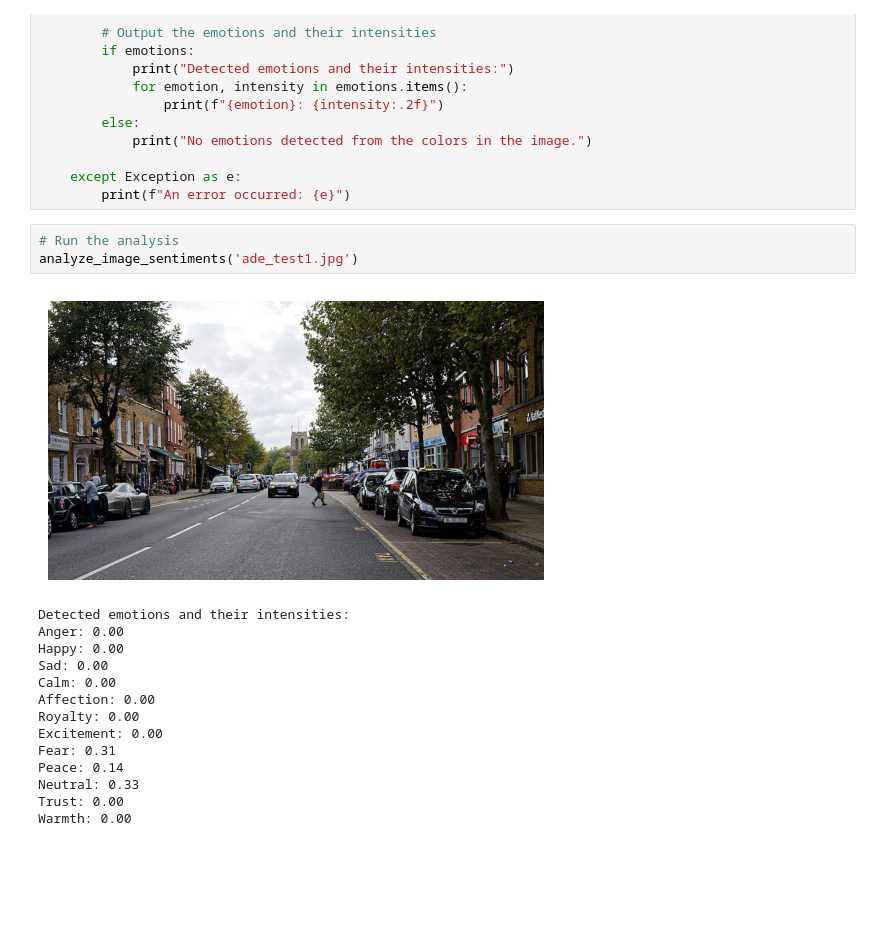
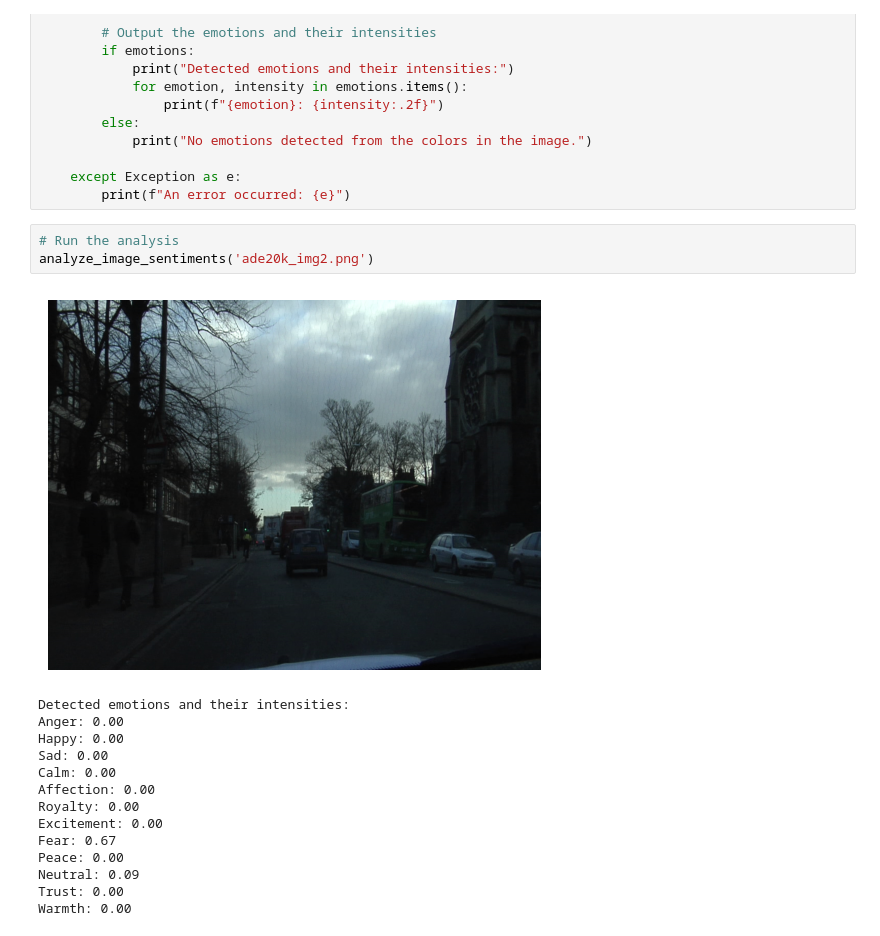
Before and after one commit to projectayre/ayre, a Jupyter notebook: sentiment/sentiment-analys.ipynb, the cells around one changed output. Drawn from its saved outputs; the diff is of its cells as text; blank space fills up the shorter version.

```diff
--- a/sentiment/sentiment-analys.ipynb
+++ b/sentiment/sentiment-analys.ipynb
@@ -106,9 +106,9 @@ def analyze_image_sentiments(image_path):
         print(f"An error occurred: {e}")
 # %%
 # Run the analysis
-analyze_image_sentiments('ade_test1.jpg')
+analyze_image_sentiments('ade20k_img2.png')
 # %% [output]
-[figure, old version]
+[figure, new version]
 Detected emotions and their intensities:
 Anger: 0.00
 Happy: 0.00
@@ -117,8 +117,8 @@ Calm: 0.00
 Affection: 0.00
 Royalty: 0.00
 Excitement: 0.00
-Fear: 0.31
-Peace: 0.14
-Neutral: 0.33
+Fear: 0.67
+Peace: 0.00
+Neutral: 0.09
 Trust: 0.00
 Warmth: 0.00
```
